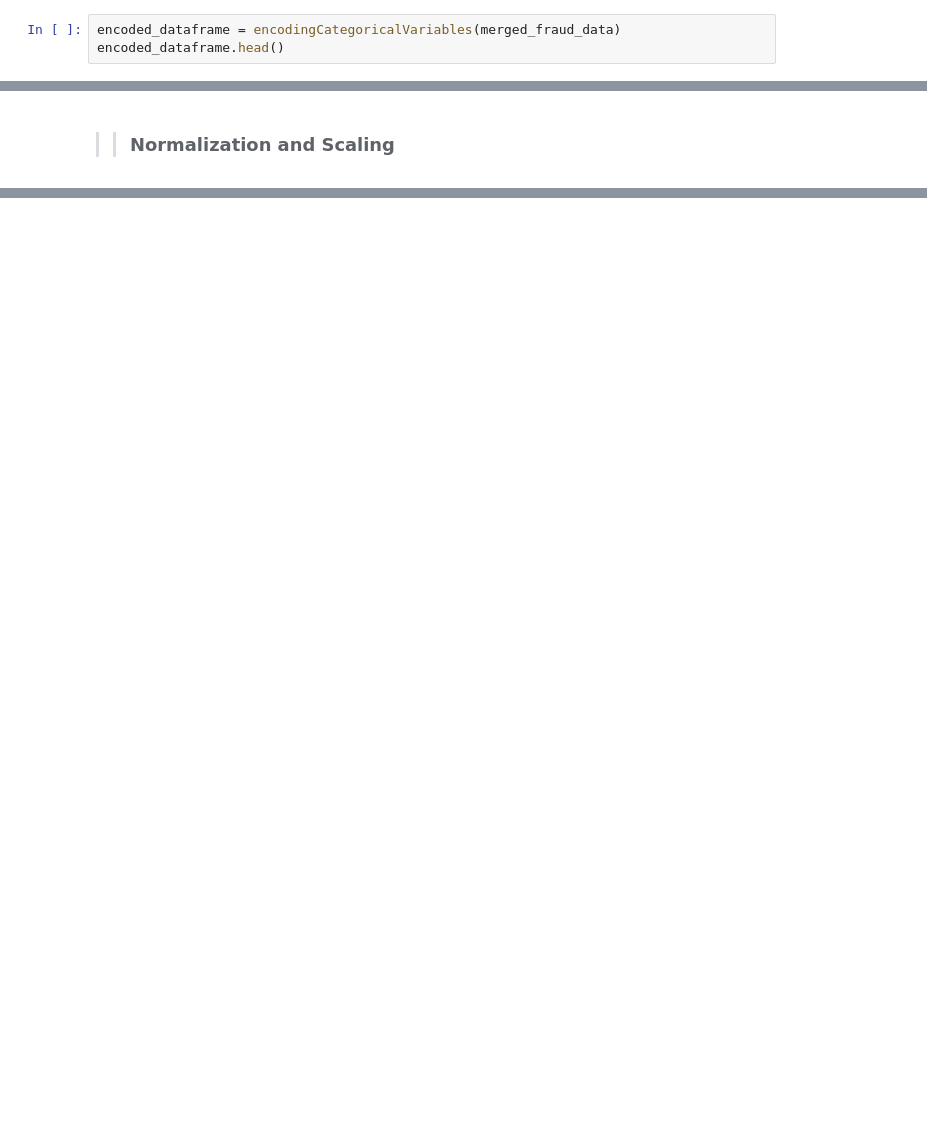
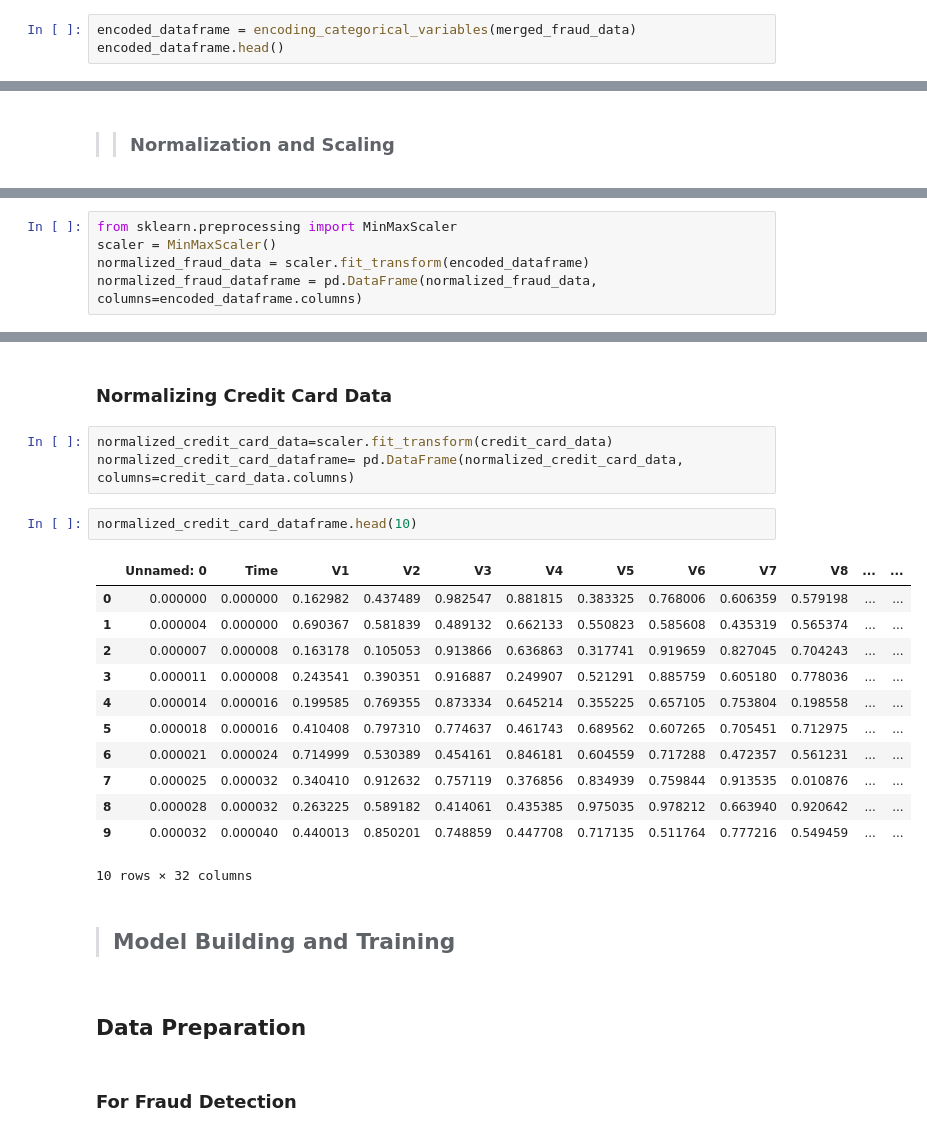
Before and after one commit to hanaDemma/fraud-detection-for-e-commerce-and-bank-transactions, a Jupyter notebook: notebooks/Eda.ipynb, the cells around one changed output, grey strips where cells are left out. Cells and saved outputs as stored; diff of their text form; blank space fills up the shorter version.

```diff
--- a/notebooks/Eda.ipynb
+++ b/notebooks/Eda.ipynb
@@ -270,5 +270,5 @@ from scripts.data_cleaning import encodingCategoricalVariables
 # %%
-encoded_dataframe = encodingCategoricalVariables(merged_fraud_data)
+encoded_dataframe = encoding_categorical_variables(merged_fraud_data)
 encoded_dataframe.head()
 # %% [output]
 |  | user_id | signup_time | purchase_time | purchase_value | sex | age | ip_address | class | ... |
@@ -357,0 +306,5 @@ encoded_dataframe.head()
+# %%
+from sklearn.preprocessing import MinMaxScaler
+scaler = MinMaxScaler()
+normalized_fraud_data = scaler.fit_transform(encoded_dataframe)
+normalized_fraud_dataframe = pd.DataFrame(normalized_fraud_data, columns=encoded_dataframe.columns)
@@ -357,0 +320,26 @@ encoded_dataframe.head()
+# %% [markdown]
+### Normalizing Credit Card Data
+# %%
+normalized_credit_card_data=scaler.fit_transform(credit_card_data)
+normalized_credit_card_dataframe= pd.DataFrame(normalized_credit_card_data, columns=credit_card_data.columns)
+# %%
+normalized_credit_card_dataframe.head(10)
+# %% [output]
+|  | Unnamed: 0 | Time | V1 | V2 | V3 | V4 | V5 | V6 | V7 | V8 | ... | ... |
+| 0 | 0.000000 | 0.000000 | 0.162982 | 0.437489 | 0.982547 | 0.881815 | 0.383325 | 0.768006 | 0.606359 | 0.579198 | ... | ... |
+| 1 | 0.000004 | 0.000000 | 0.690367 | 0.581839 | 0.489132 | 0.662133 | 0.550823 | 0.585608 | 0.435319 | 0.565374 | ... | ... |
+| 2 | 0.000007 | 0.000008 | 0.163178 | 0.105053 | 0.913866 | 0.636863 | 0.317741 | 0.919659 | 0.827045 | 0.704243 | ... | ... |
+| 3 | 0.000011 | 0.000008 | 0.243541 | 0.390351 | 0.916887 | 0.249907 | 0.521291 | 0.885759 | 0.605180 | 0.778036 | ... | ... |
+| 4 | 0.000014 | 0.000016 | 0.199585 | 0.769355 | 0.873334 | 0.645214 | 0.355225 | 0.657105 | 0.753804 | 0.198558 | ... | ... |
+| 5 | 0.000018 | 0.000016 | 0.410408 | 0.797310 | 0.774637 | 0.461743 | 0.689562 | 0.607265 | 0.705451 | 0.712975 | ... | ... |
+| 6 | 0.000021 | 0.000024 | 0.714999 | 0.530389 | 0.454161 | 0.846181 | 0.604559 | 0.717288 | 0.472357 | 0.561231 | ... | ... |
+| 7 | 0.000025 | 0.000032 | 0.340410 | 0.912632 | 0.757119 | 0.376856 | 0.834939 | 0.759844 | 0.913535 | 0.010876 | ... | ... |
+| 8 | 0.000028 | 0.000032 | 0.263225 | 0.589182 | 0.414061 | 0.435385 | 0.975035 | 0.978212 | 0.663940 | 0.920642 | ... | ... |
+| 9 | 0.000032 | 0.000040 | 0.440013 | 0.850201 | 0.748859 | 0.447708 | 0.717135 | 0.511764 | 0.777216 | 0.549459 | ... | ... |
+10 rows × 32 columns
+# %% [markdown]
+> ## Model Building and Training
+# %% [markdown]
+## Data Preparation
+# %% [markdown]
+### For Fraud Detection
```
Also changed, not shown: parts of 18 cells of this notebook.
